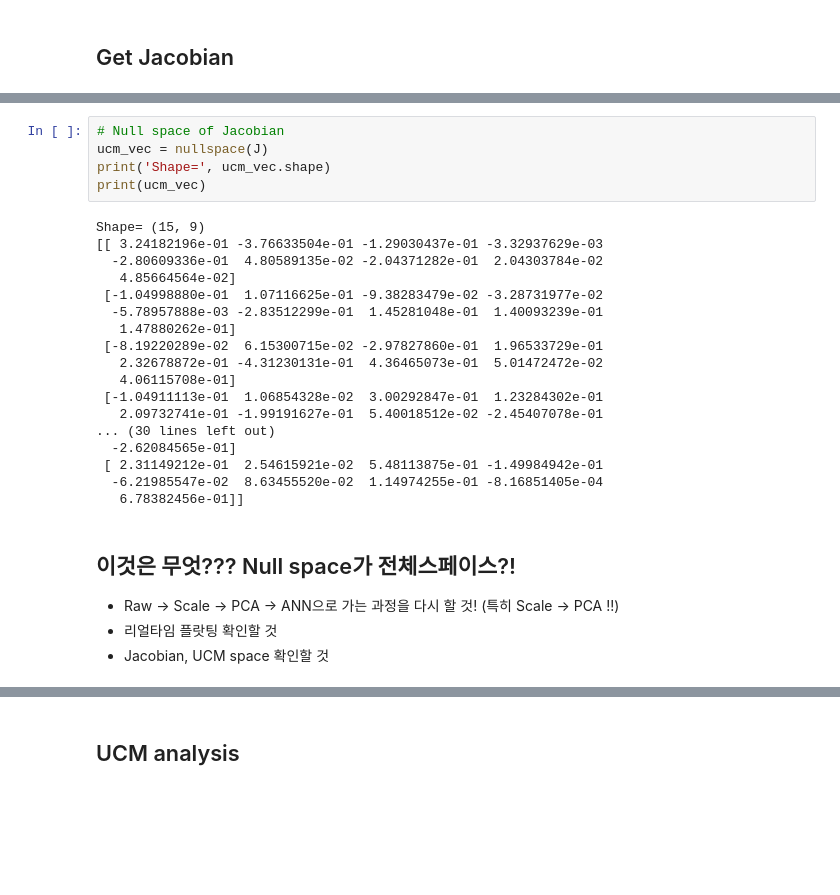
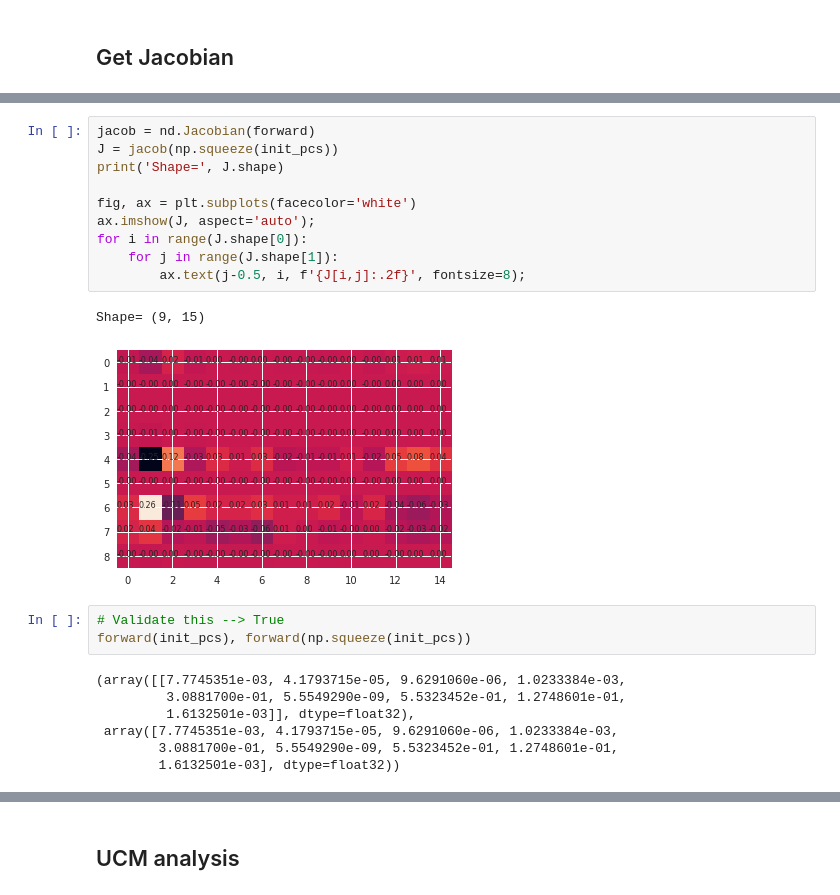
Before and after one commit to jaekookang/realtime_vowel_classification_ucm, a Jupyter notebook: ucm_analysis.ipynb, the cells around one changed output, grey strips where cells are left out. Cells and saved outputs as stored; diff of their text form; blank space fills up the shorter version.

```diff
--- a/ucm_analysis.ipynb
+++ b/ucm_analysis.ipynb
@@ -94,29 +214,23 @@ Shape= (9, 15)
-# %%
-# Null space of Jacobian
-ucm_vec = nullspace(J)
-print('Shape=', ucm_vec.shape)
-print(ucm_vec)
-# %% [output]
-Shape= (15, 9)
-[[ 3.24182196e-01 -3.76633504e-01 -1.29030437e-01 -3.32937629e-03
-  -2.80609336e-01  4.80589135e-02 -2.04371282e-01  2.04303784e-02
-   4.85664564e-02]
- [-1.04998880e-01  1.07116625e-01 -9.38283479e-02 -3.28731977e-02
-  -5.78957888e-03 -2.83512299e-01  1.45281048e-01  1.40093239e-01
-   1.47880262e-01]
- [-8.19220289e-02  6.15300715e-02 -2.97827860e-01  1.96533729e-01
-   2.32678872e-01 -4.31230131e-01  4.36465073e-01  5.01472472e-02
-   4.06115708e-01]
- [-1.04911113e-01  1.06854328e-02  3.00292847e-01  1.23284302e-01
-   2.09732741e-01 -1.99191627e-01  5.40018512e-02 -2.45407078e-01
-... (30 lines left out)
-  -2.62084565e-01]
- [ 2.31149212e-01  2.54615921e-02  5.48113875e-01 -1.49984942e-01
-  -6.21985547e-02  8.63455520e-02  1.14974255e-01 -8.16851405e-04
-   6.78382456e-01]]
-# %% [markdown]
-## 이것은 무엇??? Null space가 전체스페이스?!
-
-- Raw -> Scale -> PCA -> ANN으로 가는 과정을 다시 할 것! (특히 Scale -> PCA !!)
-- 리얼타임 플랏팅 확인할 것
-- Jacobian, UCM space 확인할 것
+# %%
+jacob = nd.Jacobian(forward)
+J = jacob(np.squeeze(init_pcs))
+print('Shape=', J.shape)
+
+fig, ax = plt.subplots(facecolor='white')
+ax.imshow(J, aspect='auto');
+for i in range(J.shape[0]):
+    for j in range(J.shape[1]):
+        ax.text(j-0.5, i, f'{J[i,j]:.2f}', fontsize=8);
+# %% [output]
+Shape= (9, 15)
+[figure, added]
+# %%
+# Validate this --> True
+forward(init_pcs), forward(np.squeeze(init_pcs))
+# %% [output]
+(array([[7.7745351e-03, 4.1793715e-05, 9.6291060e-06, 1.0233384e-03,
+         3.0881700e-01, 5.5549290e-09, 5.5323452e-01, 1.2748601e-01,
+         1.6132501e-03]], dtype=float32),
+ array([7.7745351e-03, 4.1793715e-05, 9.6291060e-06, 1.0233384e-03,
+        3.0881700e-01, 5.5549290e-09, 5.5323452e-01, 1.2748601e-01,
+        1.6132501e-03], dtype=float32))
```
Also changed, not shown: parts of 22 cells of this notebook, 3 other files.
